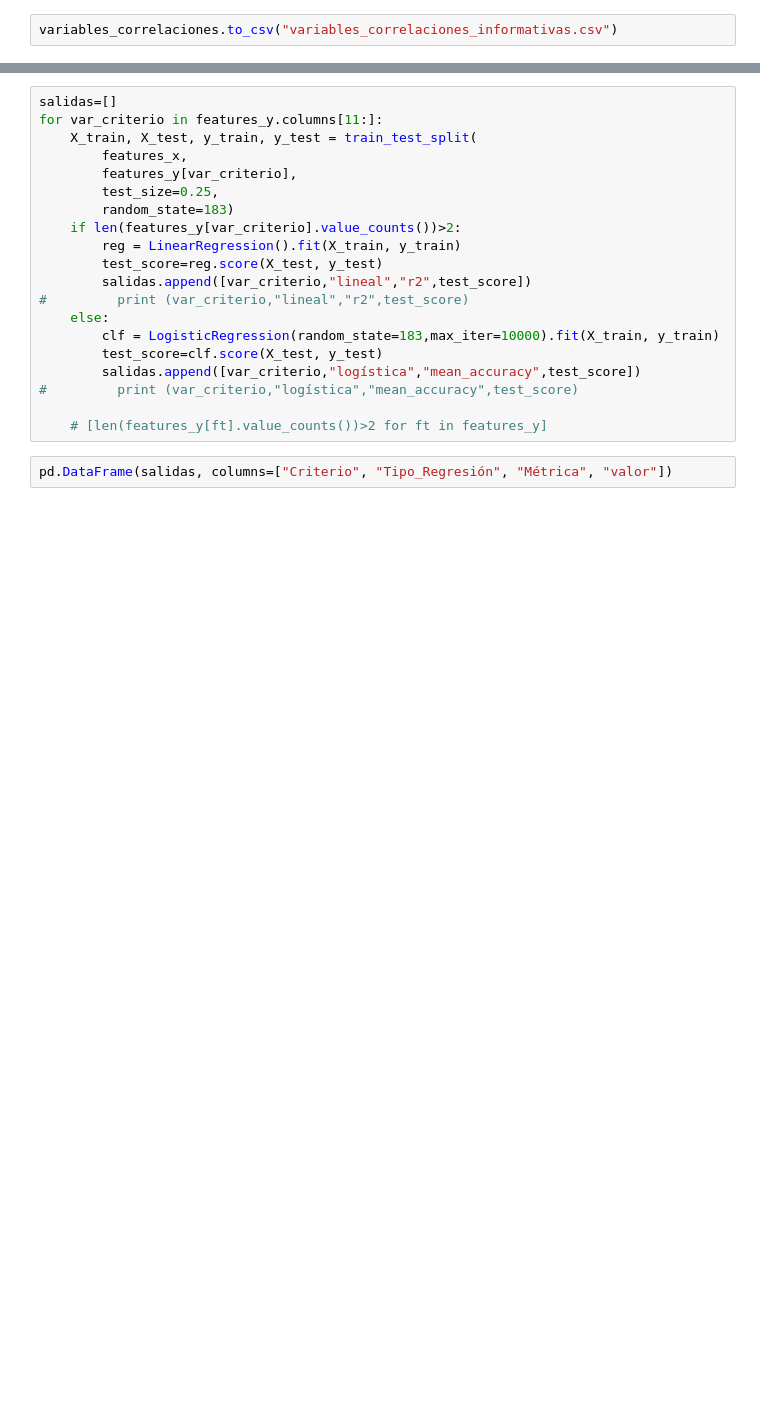
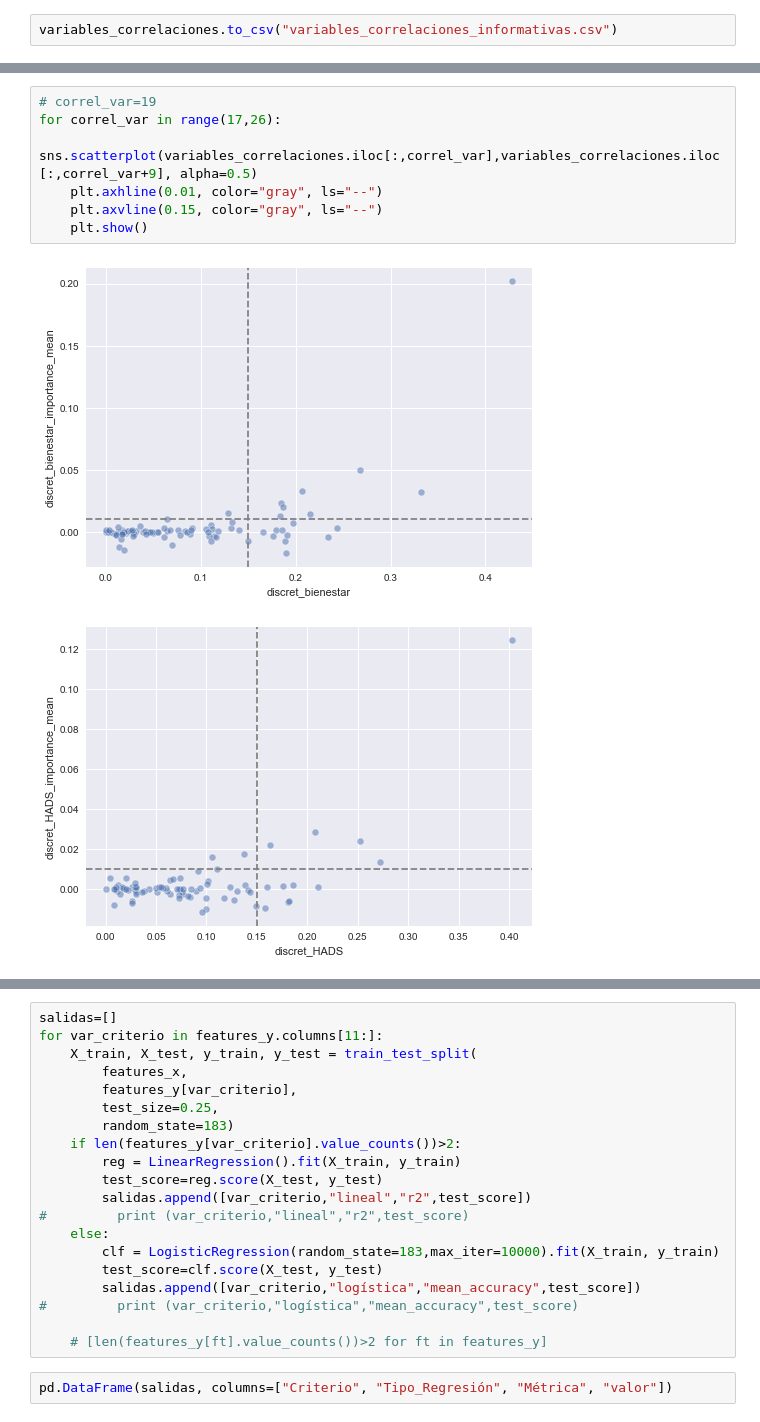
Before and after one commit to Yagwar/Proyectos, a Jupyter notebook: 4_1 informativas significativas.ipynb, the cells around one changed output, grey strips where cells are left out. Drawn from its saved outputs; the diff is of its cells as text; blank space fills up the shorter version.

```diff
--- a/4_1 informativas significativas.ipynb
+++ b/4_1 informativas significativas.ipynb
@@ -243,0 +226,10 @@ sns.scatterplot(plt_values.iloc[:,1],plt_values.iloc[:,3])
+# %%
+# correl_var=19
+for correl_var in range(17,26):
+    sns.scatterplot(variables_correlaciones.iloc[:,correl_var],variables_correlaciones.iloc[:,correl_var+9], alpha=0.5)
+    plt.axhline(0.01, color="gray", ls="--")
+    plt.axvline(0.15, color="gray", ls="--")
+    plt.show()
+# %% [output]
+[figure, added]
+[figure, added]
```
Also changed, not shown: parts of 14 cells of this notebook, 1 other file.
